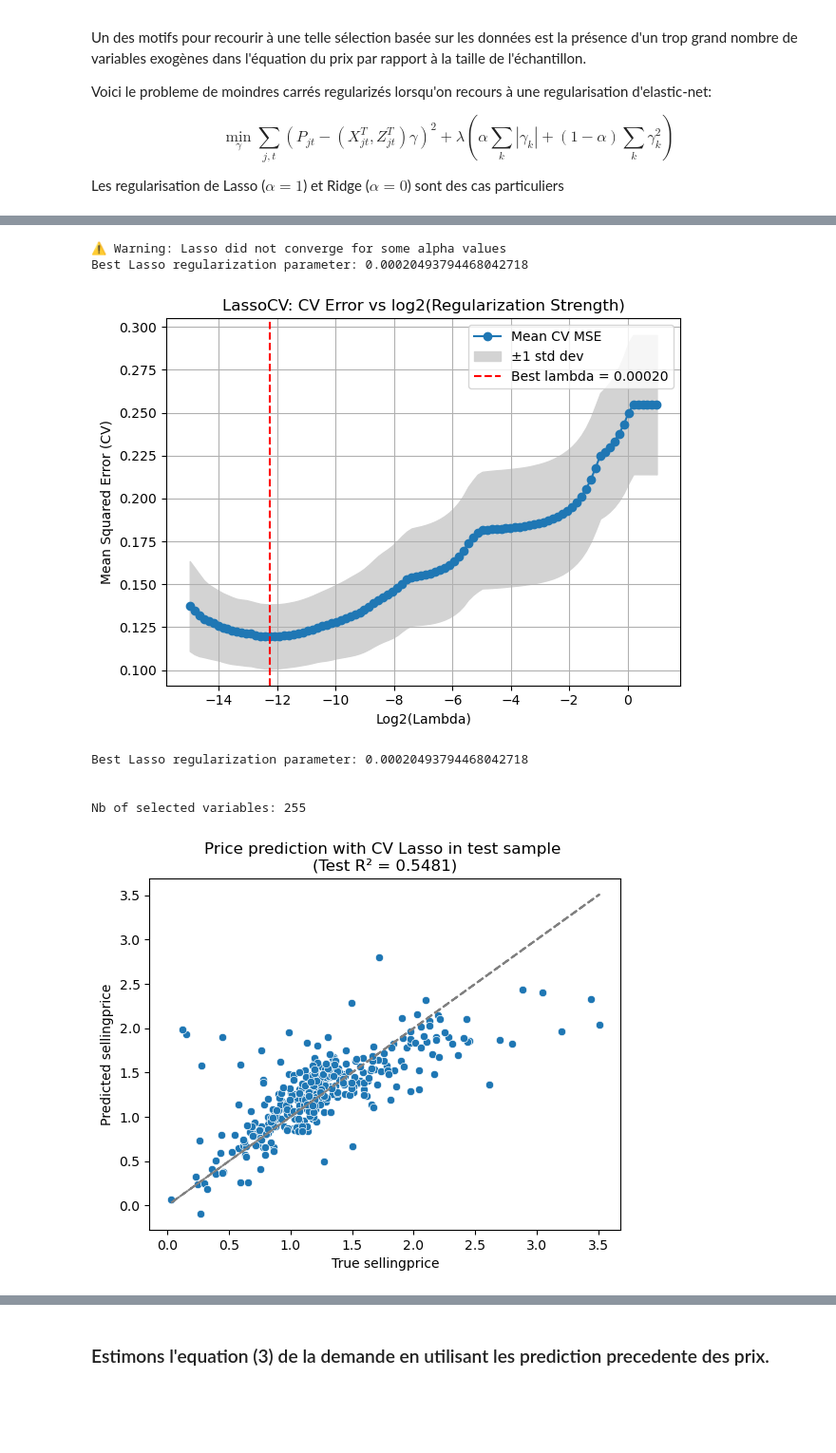
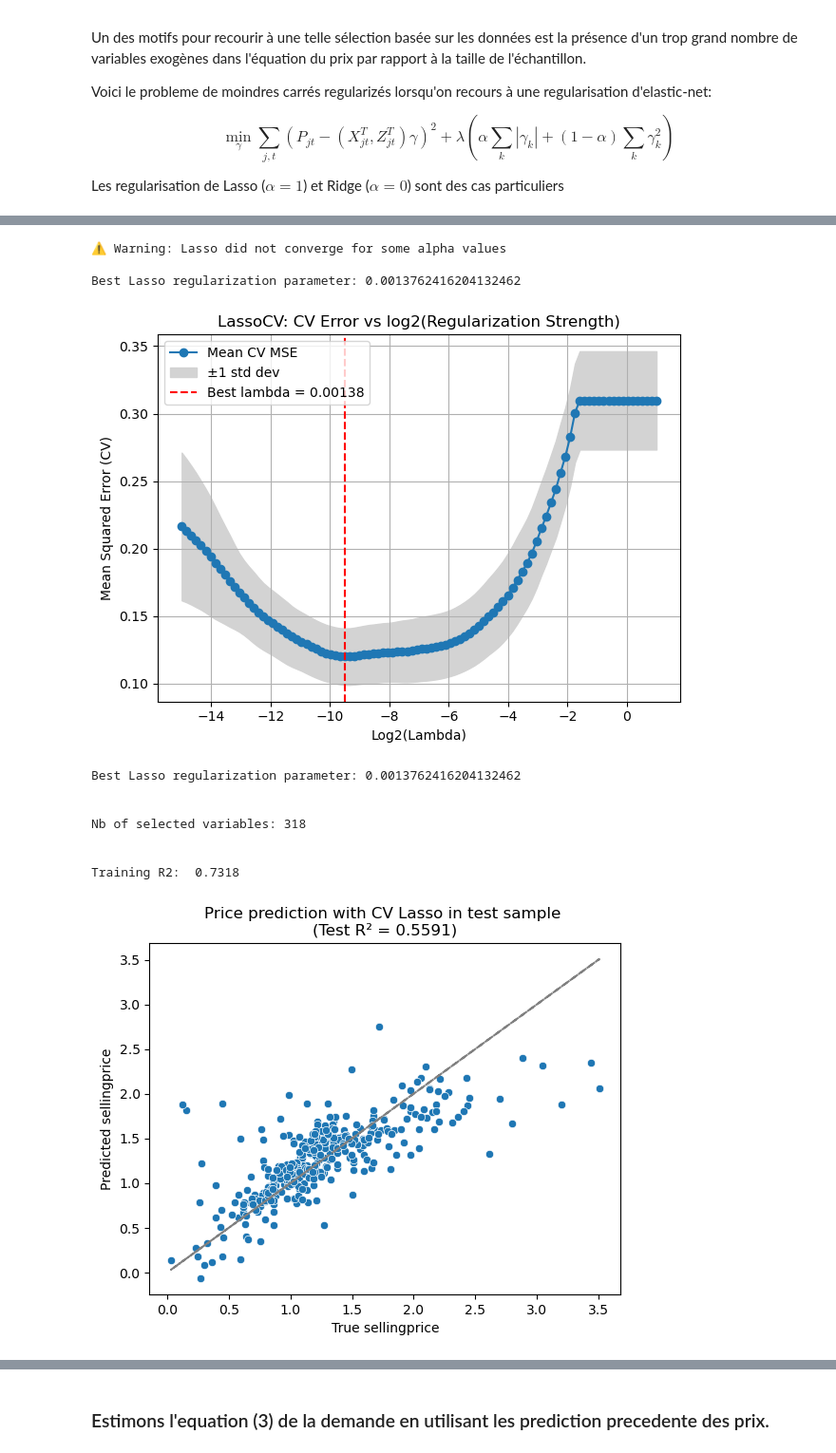
Before and after one commit to raphaelzerbato/AI_Workshop, a Jupyter notebook: car_analysis.ipynb, the cells around one changed output, grey strips where cells are left out. Shown at 95% size. Cells and saved outputs as stored; diff of their text form; code cells hidden in the pictures; blank space fills up the shorter version.

```diff
--- a/car_analysis.ipynb
+++ b/car_analysis.ipynb
@@ -400,39 +266,40 @@ from sklearn.exceptions import ConvergenceWarning
 from sklearn.preprocessing import StandardScaler
 
 
-def CV_Lasso_from_sklearn(X_train, X_test, Y_train, Y_test, scale_data=False, nb_cores=5):
+def CV_Lasso_from_sklearn(X_train, X_test, Y_train, Y_test, nb_cores=5):
 
     """
     Here alpha refers to the Lasso regularization parameter (called lambda in the written model)
     """
 
-    if scale_data:
-        scaler = StandardScaler().fit(X_train)
-        X_train_1 = pd.DataFrame(scaler.transform(X_train), index = X_train.index, columns=X_train.columns)
-        X_test_1 = pd.DataFrame(scaler.transform(X_test), index = X_test.index, columns=X_test.columns)
-    else:
-        X_train_1 = X_train.copy(); X_test_1 = X_test.copy()
+    scaler = StandardScaler().fit(X_train)
+    X_train_1 = pd.DataFrame(scaler.transform(X_train), index = X_train.index, columns=X_train.columns)
+    X_test_1 = pd.DataFrame(scaler.transform(X_test), index = X_test.index, columns=X_test.columns)
 
-    model = LassoCV(cv=10, alphas=np.power(2.0, np.linspace(-15, 1, 100)), max_iter=5000, random_state=42, n_jobs=nb_cores)
+    model = LassoCV(cv=10, alphas=np.power(2.0, np.linspace(-15, 1, 100)), max_iter=5000, random_state=10101, n_jobs=nb_cores)
 
     with warnings.catch_warnings(record=True) as w:
         warnings.simplefilter("once", ConvergenceWarning)
-        model.fit(X_train, Y_train)
+        model.fit(X_train_1, Y_train)
 
         # If any ConvergenceWarnings were raised
         if any(issubclass(warning.category, ConvergenceWarning) for warning in w):
-            print("⚠️ Warning: Lasso did not converge for some alpha values")
+            print("\n⚠️ Warning: Lasso did not converge for some alpha values\n")
 
     # Best alpha selected
     best_alpha = model.alpha_
     print(f"Best Lasso regularization parameter: {best_alpha}")
 
     #Get coefs
-    coefs = pd.DataFrame(np.array(model.coef_).reshape((X_train.shape[1], 1)), columns=['Coefs'])
+    coefs = [model.intercept_]+list(model.coef_)
+    coefs = pd.DataFrame(
+        np.array(coefs).reshape((X_train_1.shape[1]+1, 1)),
+        columns=['Coefs'], index=['(Intercept)']+list(X_train_1.columns)
+    )
 
     # Predict on train and test sets
-    Y_train_pred = model.predict(X_train)
-    Y_test_pred = model.predict(X_test)
+    Y_train_pred = model.predict(X_train_1)
+    Y_test_pred = model.predict(X_test_1)
     Y_train_pred = pd.Series(Y_train_pred, name=Y_train.name)
     Y_test_pred = pd.Series(Y_test_pred, name=Y_test.name)
 
@@ -560,21 +430,29 @@ Y_test = data_test[endogvars[0]]
 # %%
 # CV Lasso regression with sklearn LassoCV
 
 lambda_chosen, coefs, Y_train_pred, Y_test_pred = CV_Lasso_from_sklearn(
-    X_train, X_test, Y_train, Y_test, scale_data=True, nb_cores=5
+    X_train, X_test, Y_train, Y_test, nb_cores=5
 )
 
 print(f"\nBest Lasso regularization parameter: {lambda_chosen}\n")
 
 print(f"\nNb of selected variables: {(coefs!=0).sum().iloc[0]-1}\n")
 
+selected_vars_for_price_eq = list(coefs.iloc[1:,0][coefs.iloc[1:,0]!=0].index)
+
+print(f"\nTraining R2: {r2_score(Y_train, Y_train_pred): .4f}\n")
+
 plot_true_predicted(Y_test, Y_test_pred, VarName=Y_train.name)
 # %% [output]
 ⚠️ Warning: Lasso did not converge for some alpha values
-Best Lasso regularization parameter: 0.00020493794468042718
+
+Best Lasso regularization parameter: 0.0013762416204132462
-[figure, old version]
+[figure, new version]
-Best Lasso regularization parameter: 0.00020493794468042718
+Best Lasso regularization parameter: 0.0013762416204132462
 
 
-Nb of selected variables: 255
+Nb of selected variables: 318
+
+
+Training R2:  0.7318
-[figure, old version]
+[figure, new version]
```
Also changed, not shown: parts of 43 cells of this notebook.
